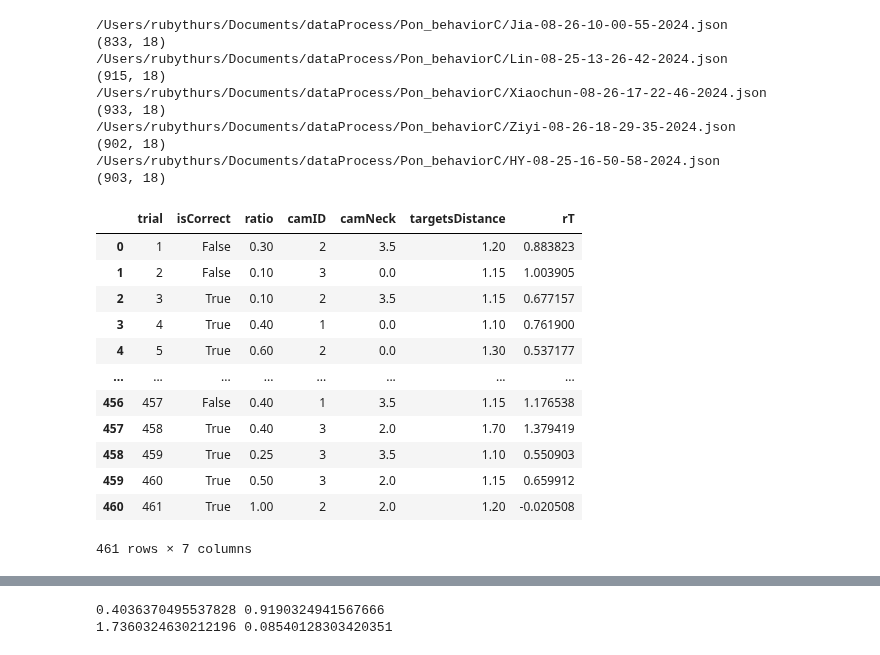
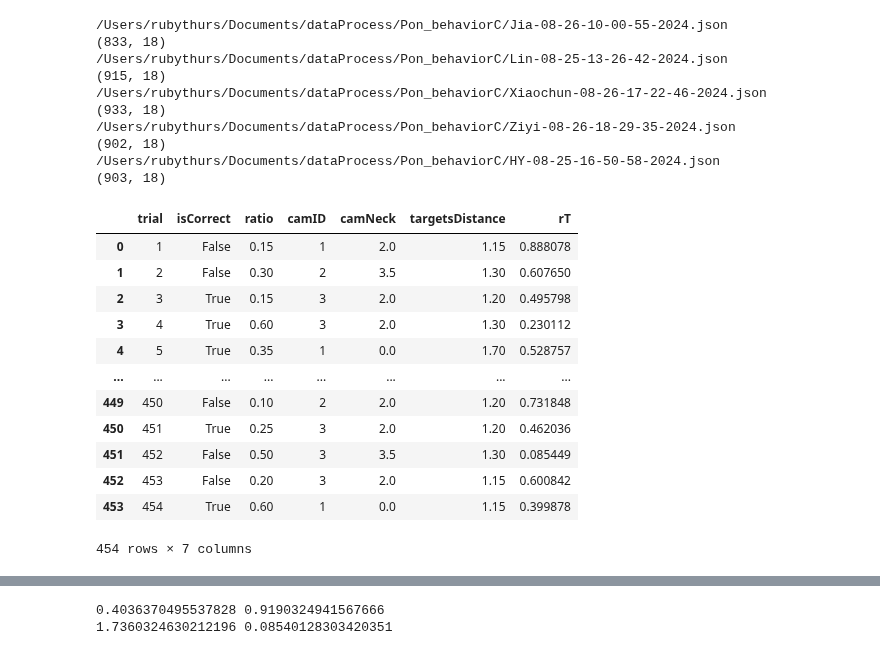
Before and after one commit to ZHTis/count, a Jupyter notebook: datacolin/datacolin.ipynb, the cells around one changed output, grey strips where cells are left out. Cells and saved outputs as stored; diff of their text form; code cells hidden in the pictures.

```diff
--- a/datacolin/datacolin.ipynb
+++ b/datacolin/datacolin.ipynb
@@ -64,23 +75,23 @@ for i in range(0,len(df_pon_behaviorC)):
 # %%
 
 def rtlist_(individual):
     rt = df_pon_behaviorC[individual]['df'].copy().drop(columns=['session','initTime','pauseTime','touchTimefromInit','choice','touchTimefromPause','correctRate','vel_x','camShelfRadius','isParallelToViewCanvas'])
     rtlist_g = rt.loc[rt['vel_y'] == 2].drop(columns=['vel_y'])
     rtlist_0 = rt.loc[rt['vel_y'] == -4].drop(columns=['vel_y'])
     return rtlist_g, rtlist_0
 
-rtlist_(1)[0]
+rtlist_(0)[0]
 # %% [output]
 |  | trial | isCorrect | ratio | camID | camNeck | targetsDistance | rT |
-| 0 | 1 | False | 0.30 | 2 | 3.5 | 1.20 | 0.883823 |
-| 1 | 2 | False | 0.10 | 3 | 0.0 | 1.15 | 1.003905 |
-| 2 | 3 | True | 0.10 | 2 | 3.5 | 1.15 | 0.677157 |
-| 3 | 4 | True | 0.40 | 1 | 0.0 | 1.10 | 0.761900 |
-| 4 | 5 | True | 0.60 | 2 | 0.0 | 1.30 | 0.537177 |
+| 0 | 1 | False | 0.15 | 1 | 2.0 | 1.15 | 0.888078 |
+| 1 | 2 | False | 0.30 | 2 | 3.5 | 1.30 | 0.607650 |
+| 2 | 3 | True | 0.15 | 3 | 2.0 | 1.20 | 0.495798 |
+| 3 | 4 | True | 0.60 | 3 | 2.0 | 1.30 | 0.230112 |
+| 4 | 5 | True | 0.35 | 1 | 0.0 | 1.70 | 0.528757 |
 | ... | ... | ... | ... | ... | ... | ... | ... |
-| 456 | 457 | False | 0.40 | 1 | 3.5 | 1.15 | 1.176538 |
-| 457 | 458 | True | 0.40 | 3 | 2.0 | 1.70 | 1.379419 |
-| 458 | 459 | True | 0.25 | 3 | 3.5 | 1.10 | 0.550903 |
-| 459 | 460 | True | 0.50 | 3 | 2.0 | 1.15 | 0.659912 |
-| 460 | 461 | True | 1.00 | 2 | 2.0 | 1.20 | -0.020508 |
+| 449 | 450 | False | 0.10 | 2 | 2.0 | 1.20 | 0.731848 |
+| 450 | 451 | True | 0.25 | 3 | 2.0 | 1.20 | 0.462036 |
+| 451 | 452 | False | 0.50 | 3 | 3.5 | 1.30 | 0.085449 |
+| 452 | 453 | False | 0.20 | 3 | 2.0 | 1.15 | 0.600842 |
+| 453 | 454 | True | 0.60 | 1 | 0.0 | 1.15 | 0.399878 |
-461 rows × 7 columns
+454 rows × 7 columns
```
Also changed, not shown: parts of 4 cells of this notebook, 3 other files.
